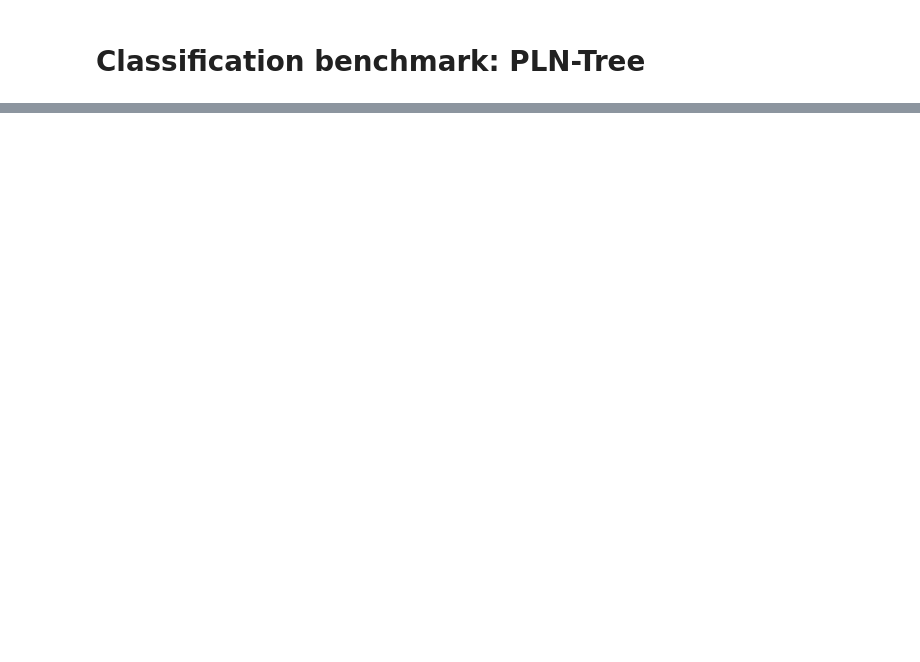
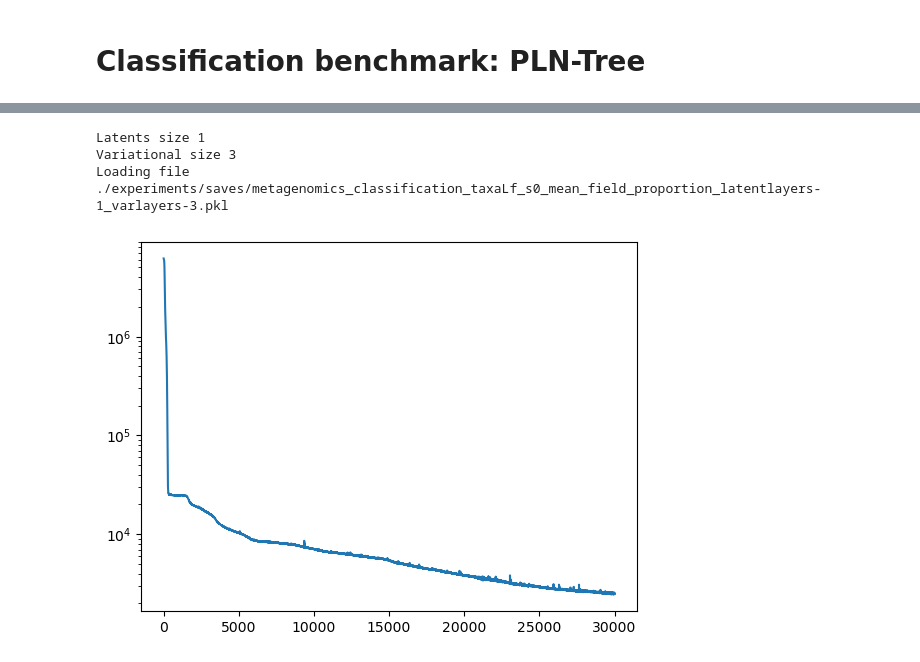
Before and after one commit to AlexandreChaussard/PLN-Tree, a Jupyter notebook: experiments_classifier_plntree.ipynb, the cells around one changed output, grey strips where cells are left out. Saved outputs shown, nothing was run; the diff lists cells and outputs as text; code cells hidden in the pictures; blank space fills up the shorter version.

Commit message:
Updating models

```diff
--- a/experiments_classifier_plntree.ipynb
+++ b/experiments_classifier_plntree.ipynb
@@ -157,0 +145,54 @@ meanfield.predict_proba(X_test)
+# %%
+def get_plntree_params_and_suffix(n_latent_layers, variational_approx, variational_approx_params):
+    params = {
+        'tree':taxonomy,
+        'selected_layers':selected_layers,
+        'diagonal_model':False,
+        'variational_approx':variational_approx,
+        'positive_fun':'softplus',
+        'offset_method':'constant',
+        'variational_approx_params':variational_approx_params,
+        'n_latent_layers':n_latent_layers,
+        'diag_smoothing_factor':1e-4
+    }
+    placeholder = variational_approx_params
+    if variational_approx == 'mean_field':
+        placeholder = variational_approx_params['n_variational_layers']
+    suffix = f'latentlayers-{n_latent_layers}_varlayers-{placeholder}'
+    return params, suffix
+
+def learn_plntree_mean_field(params):
+    estimator = PLNTree(**params, seed=seed)
+
+    optimizer = optim.Adam(
+        estimator.parameters(),
+        lr=1e-3,
+    )
+    n_epoch = 30_000
+    return estimator.fit(optimizer, dataloader, n_epoch=n_epoch, verbose=100, max_grad_norm=10.)
+
+n_latent_layers = 1
+n_variational_layers = 3
+preprocessing = 'proportion'
+print('Latents size', n_latent_layers)
+print('Variational size', n_variational_layers)
+variational_approx_params = {
+    'n_variational_layers':n_variational_layers,
+    'preprocessing': [preprocessing]
+}
+params, suffix = get_plntree_params_and_suffix(n_latent_layers, 'mean_field', variational_approx_params)
+try:
+    meanfield, meanfield_losses = load_pkl(prefix, f'mean_field_{preprocessing}_{suffix}')
+except:
+    meanfield, meanfield_losses = learn_plntree_mean_field(params)
+    save_pkl((meanfield, meanfield_losses), prefix, f'mean_field_{preprocessing}_{suffix}')
+# %% [output]
+Latents size 1
+Variational size 3
+Loading file ./experiments/saves/metagenomics_classification_taxaLf_s0_mean_field_proportion_latentlayers-1_varlayers-3.pkl
+# %%
+fig, axs = plt.subplots()
+axs.plot(meanfield_losses)
+axs.set_yscale('log')
+# %% [output]
+[figure, added]
```
Also changed, not shown: parts of 76 cells of this notebook, 2 other files.
